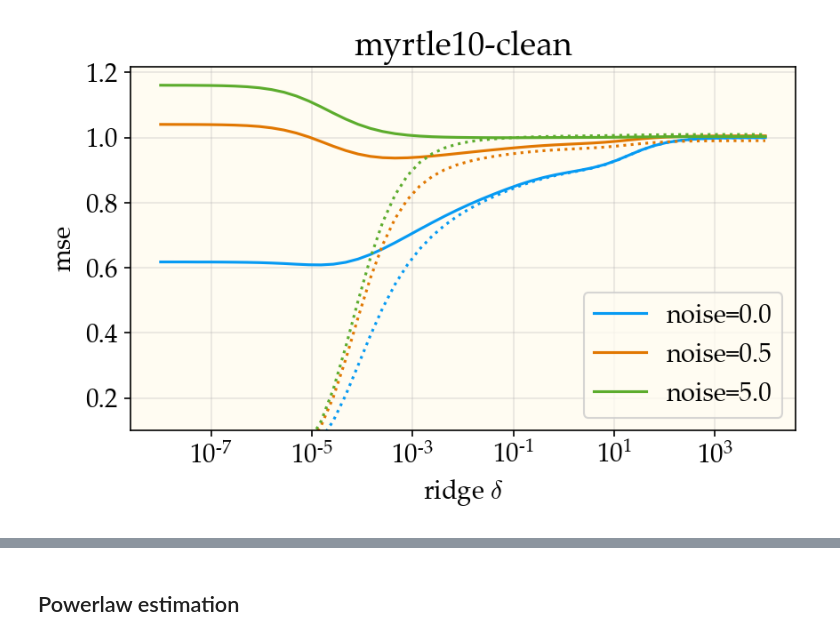
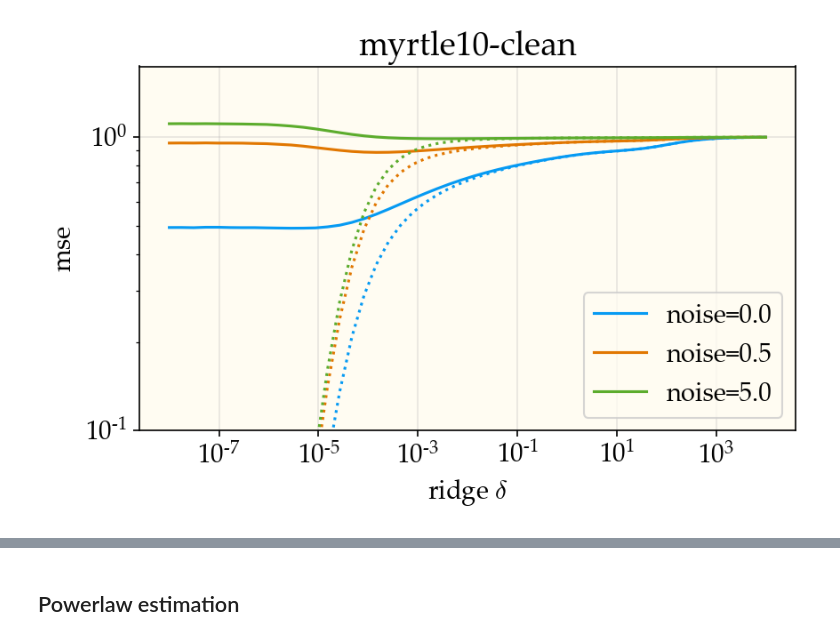
Before and after one commit to dkarkada/more-is-better, a Jupyter notebook: powerlaws.ipynb, the cells around one changed output, grey strips where cells are left out. Drawn from its saved outputs; the diff is of its cells as text; code cells hidden in the pictures.

```diff
--- a/powerlaws.ipynb
+++ b/powerlaws.ipynb
@@ -31,29 +34,30 @@ with open(f"{work_dir}/optridge.file", 'rb') as handle:
 # %%
 ax = plt.gca()
 
 color = get_color(0)
 ridges = optridge["ridges"]
 noises = optridge["noises"]
 test_mses = optridge["test_mses"]
 train_mses = optridge["train_mses"]
 
 for i, noise in enumerate(noises):
-    test_mse = [test_mses[noise][ridge] for ridge in ridges]
-    train_mse = [train_mses[noise][ridge] for ridge in ridges]
+    test_mse, train_mse = test_mses[noise], train_mses[noise]
+    test_mse += 1 - test_mse[-1]
+    train_mse += 1 - train_mse[-1]
 
     ax.plot(ridges, test_mse, color=get_color(i), label=f"noise={noise}")
     ax.plot(ridges, train_mse, ls=':', color=get_color(i))
 
 ax.set_title(f"{expt.expt_name}")
 ax.set_xscale('log')
-# ax.set_yscale('log')
+ax.set_yscale('log')
 
 ax.set_xlabel('ridge $\\delta$')
 ax.set_ylabel('mse')
 ax.set_ylim(1e-1)
 plt.legend()
 plt.tight_layout()
 plt.grid(alpha=0.3)
 plt.show()
 # %% [output]
-[figure, old version]
+[figure, new version]
```
Also changed, not shown: parts of 5 cells of this notebook, 5 other files.
